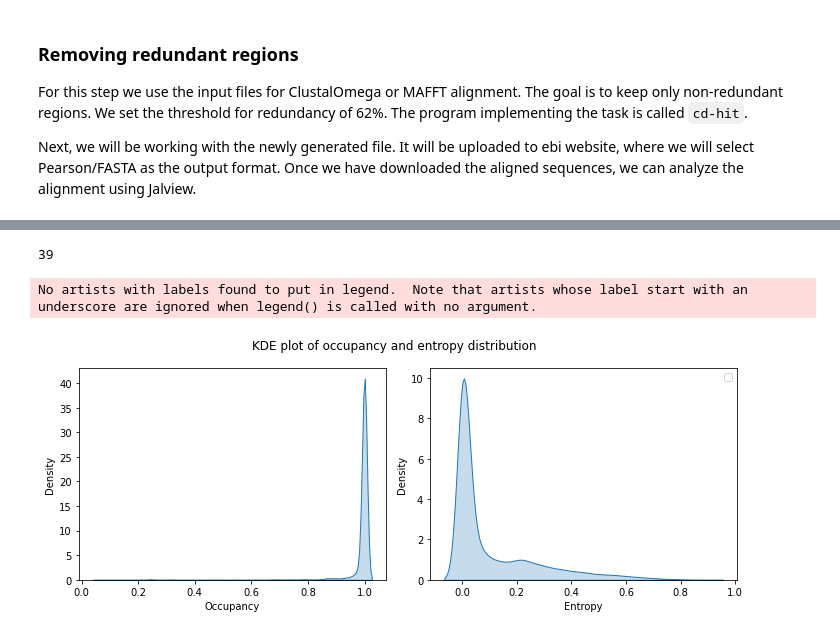
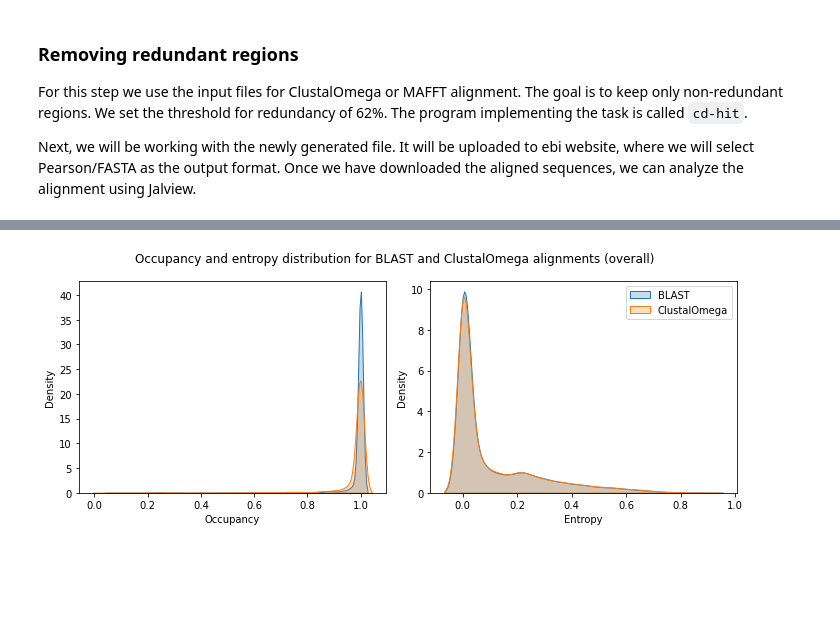
Before and after one commit to AlyaHarvelle/HMMER, a Jupyter notebook: msa_analysis.ipynb, the cells around one changed output, grey strips where cells are left out. Cells and saved outputs as stored; diff of their text form; code cells hidden in the pictures; blank space fills up the shorter version.

```diff
--- a/msa_analysis.ipynb
+++ b/msa_analysis.ipynb
@@ -71,0 +62,27 @@ curated_query
+# %%
+# Load the curated_disprot dataframe
+curated_disprot = pd.read_csv('curated_disprot.csv')
+
+# Extract the disordered regions IDs and positions
+dis_regs = set()
+
+for i, row in disordered.iterrows():
+    dis_id = row[0]
+    matching_row = curated_disprot[curated_disprot['acc'] == dis_id]
+    if not matching_row.empty:
+        region = matching_row['region']
+        dis_regs.update(region)
+
+print(f'The number of disordered regions in the database: {len(dis_regs)}')
+
+# Define an array of disordered regions ids
+disprot_ids = dis_regs
+
+# Dropdown list of Uniprot query IDs for disordered regions
+output = widgets.Select(options=disprot_ids,
+    rows=10,
+    description='Uniprot ID: ',
+    layout={'width': 'max-content'},
+    disabled=False)
+
+display(output)
@@ -206,24 +241,21 @@ stats_total.head()
-# %%
-stats_total['query_id'].nunique()
-# %% [output]
-39
 # %%
 # KDE plot of occupancy/entropy
 fig, ax = plt.subplots(1, 2, figsize=(10, 4))
 
-sns.kdeplot(stats_total['occupancy'], shade = True, ax = ax[0])
-sns.kdeplot(stats_total['entropy'], shade = True, ax = ax[1])
+sns.kdeplot(blast_stats['occupancy'], shade = True, ax = ax[0], label='BLAST')
+sns.kdeplot(clustal_stats['occupancy'], shade = True, ax = ax[0], label='ClustalOmega')
+sns.kdeplot(blast_stats['entropy'], shade = True, ax = ax[1], label='BLAST')
+sns.kdeplot(clustal_stats['entropy'], shade = True, ax = ax[1], label='ClustalOmega')
 
 # Add x-axis labels to all subplots
 x_axis_labels = ['Occupancy', 'Entropy']
 for i in range(2):
     ax[i].set_xlabel(x_axis_labels[i])
 
 plt.legend()
 
-plt.suptitle(f'KDE plot of occupancy and entropy distribution')
+plt.suptitle(f'Occupancy and entropy distribution for BLAST and ClustalOmega alignments (overall)')
 plt.tight_layout()
 plt.show()
 # %% [output]
-No artists with labels found to put in legend.  Note that artists whose label start with an underscore are ignored when legend() is called with no argument.
-[figure, old version]
+[figure, new version]
```
Also changed, not shown: parts of 29 cells of this notebook, 2 other files.
